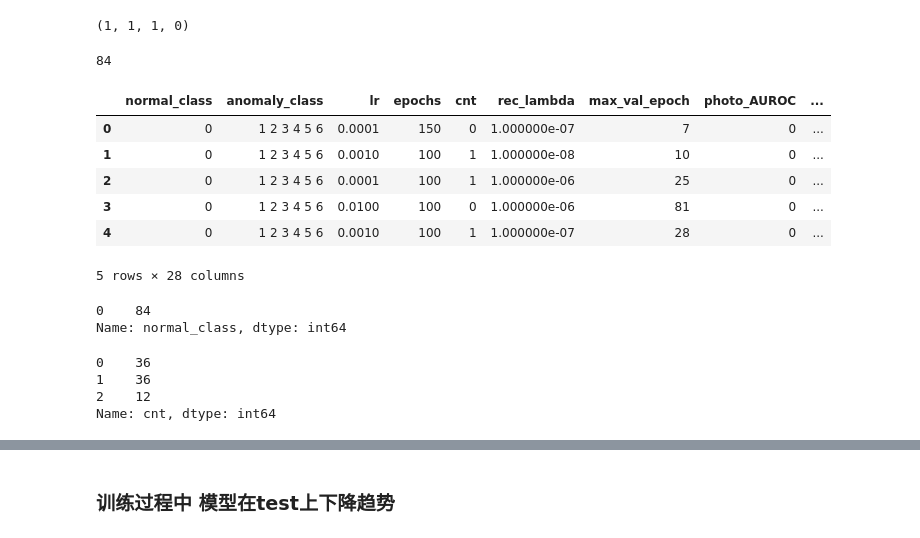
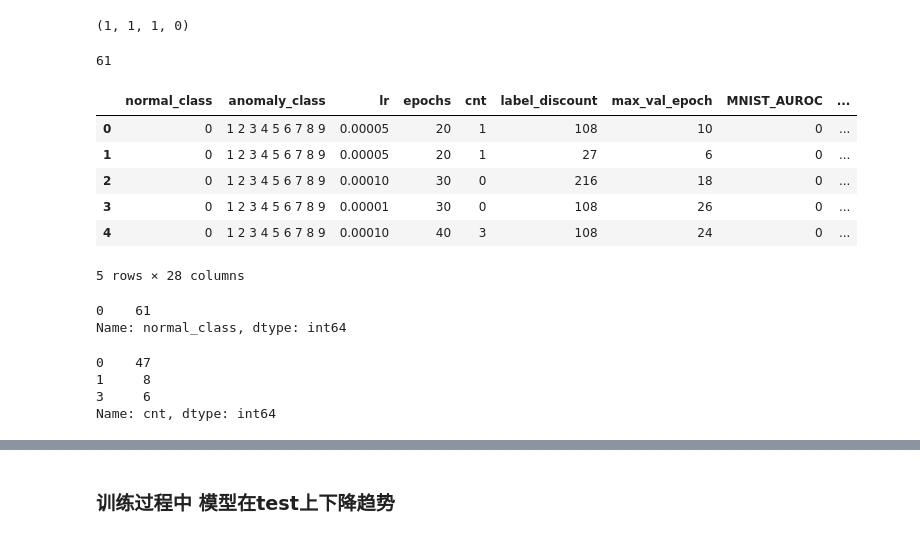
Before and after one commit to EIPsilly/deviation-network-image, a Jupyter notebook: analysis/file_folder_analysis.ipynb, the cells around one changed output, grey strips where cells are left out. Drawn from its saved outputs; the diff is of its cells as text; code cells hidden in the pictures.

```diff
--- a/analysis/file_folder_analysis.ipynb
+++ b/analysis/file_folder_analysis.ipynb
@@ -5,9 +5,6 @@ import os
 from matplotlib import pyplot as plt
 import re
 # %%
-domain_list = ['photo', 'art_painting', 'cartoon', 'sketch']
-metric = "AUPRC"
-
 # dir_path = "../results/DGAD/method5/1"
 dir_path = '../results/devnet/many_versus_many'
 dir_path = '../results/DGAD/method5/3'
@@ -76,13 +73,22 @@ dir_path = '../results/DGAD/CVAE_DEVNET_rec_N'
 
 dir_path = '../results/DGAD/method16'
 # dir_path = '../results/devnet/20240915'
-# dir_path = '../results/DGAD/method16_lambda'
-dir_path = '../results/DGAD/method16_contamination'
-# dir_path = '../results/devnet/PACS_contamination'
+dir_path = '../results/DGAD/method16_lambda'
+# dir_path = '../results/DGAD/method16_contamination'
+# # dir_path = '../results/devnet/PACS_contamination'
 
-# dir_path = '../results/DGAD/method16_contamination_lambda'
-dir_path = '../results/DGAD_2/VAE_LPIPS_DEVNET_method1'
-dir_path = '../results/DGAD_2/VAE_LPIPS_DEVNET_method1_learn_all'
+# # dir_path = '../results/DGAD/method16_contamination_lambda'
+# dir_path = '../results/DGAD_2/VAE_LPIPS_DEVNET_method1'
+# dir_path = '../results/DGAD_2/VAE_LPIPS_DEVNET_method1_learn_all'
+
+dir_path = '../results/DGAD/method16_lambda_sensitivity'
+dir_path = '../results/DGAD/method16_MNIST'
+
+
+domain_list = ['photo', 'art_painting', 'cartoon', 'sketch']
+metric = "AUROC"
+if dir_path.__contains__("MNIST"):
+    domain_list = ["MNIST", "MNIST_M", "SYN", "SVHN"]
 # %%
 import itertools
 # normal_class=["0", "1", "2", "3", "4", "5", "6"]
@@ -107,12 +113,19 @@ ans = []
 # para_name_list=["normal_class", "anomaly_class", "lr", "epochs", "cnt", "tau1", "tau2"]
 para_name_list=["normal_class", "anomaly_class", "lr", "epochs", "cnt",]
 # para_name_list=["normal_class", "anomaly_class", "lr", "epochs", "cnt", "reg_lambda", "BalancedBatchSampler"]
-if dir_path.__contains__("lambda"):
+if dir_path.__contains__("lambda_sensitivity"):
     para_name_list += ["reg_lambda", "NCE_lambda", "PL_lambda", "class_lambda"]
+elif dir_path.__contains__("lambda"):
+    para_name_list += ["reg_lambda", "NCE_lambda", "PL_lambda", "class_lambda"]
+    para_name_list.remove("lr")
+    para_name_list.remove("epochs")
 if dir_path.__contains__("contamination"):
     para_name_list += ["contamination_rate"]
 if dir_path.__contains__("VAE"):
     para_name_list += ["rec_lambda"]
+if dir_path.__contains__("MNIST"):
+    para_name_list += ["label_discount"]
+
 # para_name_list=["normal_class", "anomaly_class", "lr", "epochs", "cnt", "rec_lambda",]
 # para_name_list=["normal_class", "anomaly_class", "lr", "epochs", "cnt","reg_lambda"]
 # para_name_list=["normal_class", "anomaly_class", "lr", "epochs", "cnt", "tau1", "tau2", "reg_lambda", "NCE_lambda", "PL_lambda"]
@@ -139,44 +152,45 @@ for file_name in os.listdir(dir_path):
             record.append(0)
         for key in domain_list:
             record.append(data["val_max_metric"].item()["metric"][key]["AUROC"])
         for key in domain_list:
             record.append(data["val_max_metric"].item()["metric"][key]["AUPRC"])
     else:
         for key in domain_list:
             record.append(data["test_metric"].item()[key]["AUROC"])
         for key in domain_list:
             record.append(data["test_metric"].item()[key]["AUPRC"])
         for key in domain_list:
             record.append(data["test_results_list"][max_epoch][key]["AUROC"])
         for key in domain_list:
             record.append(data["test_results_list"][max_epoch][key]["AUPRC"])
 
     record.append(file_name)
     ans.append(record)
 
 ans = pd.DataFrame(ans,columns=para_name_list + ["max_val_epoch"] +\
              [f'{item}_AUROC' for item in domain_list] + \
                 [f'{item}_AUPRC' for item in domain_list] +\
                     [f'val_{item}_AUROC' for item in domain_list] +\
                         [f'val_{item}_AUPRC' for item in domain_list] + ["file_name"])
 
 ans["normal_class"] = ans["normal_class"].astype(str)
 ans["anomaly_class"] = ans["anomaly_class"].astype(str)
-ans["AUROC_mean"] = ans[["art_painting_AUROC","cartoon_AUROC","photo_AUROC","sketch_AUROC"]].mean(axis = 1)
-ans["AUPRC_mean"] = ans[["art_painting_AUPRC","cartoon_AUPRC","photo_AUPRC","sketch_AUPRC"]].mean(axis = 1)
-ans["val_AUROC_mean"] = ans[["val_art_painting_AUROC","val_cartoon_AUROC","val_photo_AUROC","val_sketch_AUROC"]].mean(axis = 1)
-ans["val_AUPRC_mean"] = ans[["val_art_painting_AUPRC","val_cartoon_AUPRC","val_photo_AUPRC","val_sketch_AUPRC"]].mean(axis = 1)
+
+ans["AUROC_mean"] = ans[[f"{item}_AUROC" for item in domain_list]].mean(axis = 1)
+ans["AUPRC_mean"] = ans[[f"{item}_AUPRC" for item in domain_list]].mean(axis = 1)
+ans["val_AUROC_mean"] = ans[[f"val_{item}_AUROC" for item in domain_list]].mean(axis = 1)
+ans["val_AUPRC_mean"] = ans[[f"val_{item}_AUPRC" for item in domain_list]].mean(axis = 1)
 ans["normal_class"] = ans["normal_class"].apply(lambda x :re.sub("\[|\]|,", "", x))
 ans["anomaly_class"] = ans["anomaly_class"].apply(lambda x :re.sub("\[|\]|,", "", x))
 ans.head(5)
 # %% [output]
-84
+61
-|  | normal_class | anomaly_class | lr | epochs | cnt | rec_lambda | max_val_epoch | photo_AUROC | ... |
-| 0 | 0 | 1 2 3 4 5 6 | 0.0001 | 150 | 0 | 1.000000e-07 | 7 | 0 | ... |
-| 1 | 0 | 1 2 3 4 5 6 | 0.0010 | 100 | 1 | 1.000000e-08 | 10 | 0 | ... |
-| 2 | 0 | 1 2 3 4 5 6 | 0.0001 | 100 | 1 | 1.000000e-06 | 25 | 0 | ... |
-| 3 | 0 | 1 2 3 4 5 6 | 0.0100 | 100 | 0 | 1.000000e-06 | 81 | 0 | ... |
-| 4 | 0 | 1 2 3 4 5 6 | 0.0010 | 100 | 1 | 1.000000e-07 | 28 | 0 | ... |
+|  | normal_class | anomaly_class | lr | epochs | cnt | label_discount | max_val_epoch | MNIST_AUROC | ... |
+| 0 | 0 | 1 2 3 4 5 6 7 8 9 | 0.00005 | 20 | 1 | 108 | 10 | 0 | ... |
+| 1 | 0 | 1 2 3 4 5 6 7 8 9 | 0.00005 | 20 | 1 | 27 | 6 | 0 | ... |
+| 2 | 0 | 1 2 3 4 5 6 7 8 9 | 0.00010 | 30 | 0 | 216 | 18 | 0 | ... |
+| 3 | 0 | 1 2 3 4 5 6 7 8 9 | 0.00001 | 30 | 0 | 108 | 26 | 0 | ... |
+| 4 | 0 | 1 2 3 4 5 6 7 8 9 | 0.00010 | 40 | 3 | 108 | 24 | 0 | ... |
 5 rows × 28 columns
 # %%
 # ans = ans[ans["epochs"] != 2]
@@ -187,14 +201,14 @@ ans.head(5)
 # %%
 ans["normal_class"].value_counts()
 # %% [output]
-0    84
+0    61
 Name: normal_class, dtype: int64
 # %%
 ans.cnt.value_counts()
 # %% [output]
-0    36
-1    36
-2    12
+0    47
+1     8
+3     6
 Name: cnt, dtype: int64
 # %%
 # pre_epochs_list = [10, 30, 50, 100]
```
Also changed, not shown: parts of 17 cells of this notebook, 23 other files.
